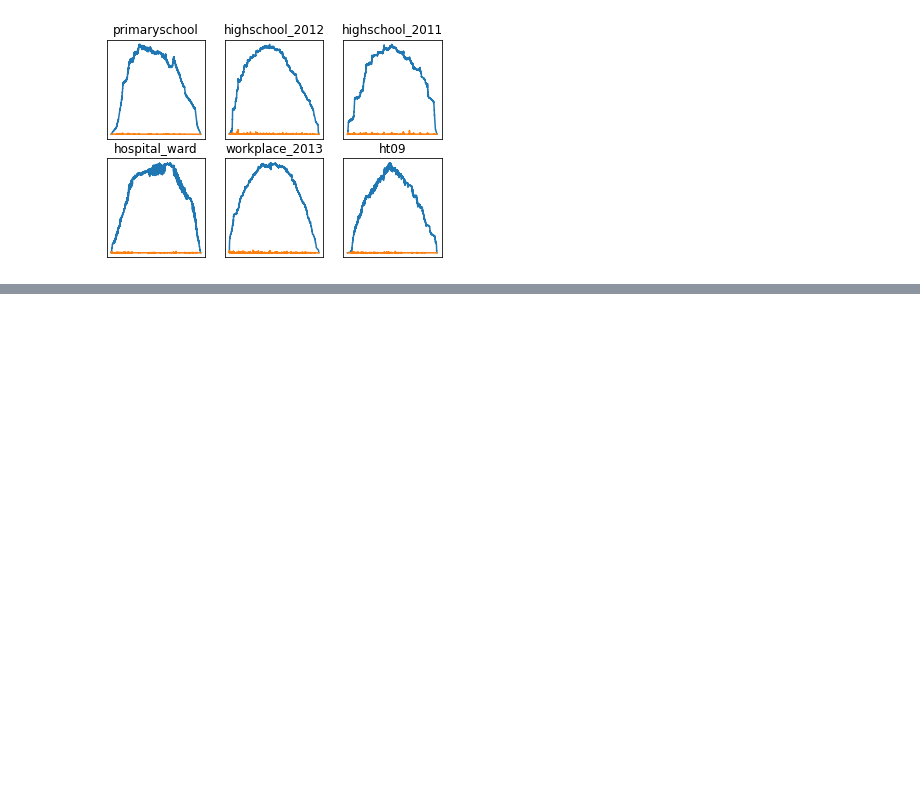
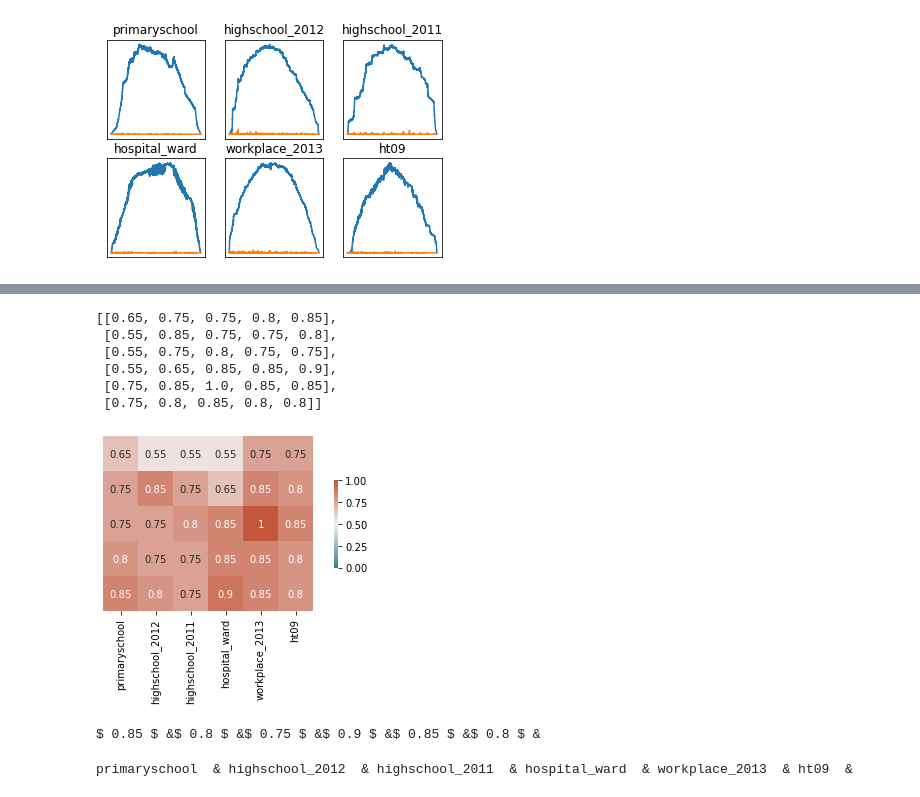
Before and after one commit to busyweaver/code_temporal_betweenness_, a Jupyter notebook: src/approx_new_shortest.ipynb, the cells around one changed output, grey strips where cells are left out. Saved outputs shown, nothing was run; the diff lists cells and outputs as text; code cells hidden in the pictures; blank space fills up the shorter version.

```diff
--- a/src/approx_new_shortest.ipynb
+++ b/src/approx_new_shortest.ipynb
@@ -273,18 +310,0 @@ ht09 & $113$ & $5246$ & $20818$ & $60.23$ & $61.55$ & $0.202$\\
-# %%
-import scipy.stats as stats
-import matplotlib.pyplot as plt
-def max_int(res_sum_node,bet_stat):
-    r = zip(res_sum_node[-1]["non-strict"]["bet_exact"]["active"]["shortest"], [i for i in range(len(res_sum_node[-1]["non-strict"]["bet_exact"]["active"]["shortest"]))])
-    r2 = zip(res_sum_node[-1]["non-strict"]["bet_exact"]["passive"]["shortest"], [i for i in range(len(res_sum_node[-1]["non-strict"]["bet_exact"]["passive"]["shortest"]))])
-    r3 = zip(bet_stat, [i for i in range(len(bet_stat))])
-    l = list(r)
-    l2 = list(r2)
-    l3 = list(r3)
-    l.sort(reverse=True)
-    l2.sort(reverse=True)
-    l3.sort(reverse=True)
-    nb = 20
-    s = set(list(map(lambda x : x[1] ,l[:nb])))
-    s2 = set(list(map(lambda x : x[1] ,l2[:nb])))
-    s3 = set(list(map(lambda x : x[1] ,l3[:nb])))
-    return [len(s.intersection(s2))/nb, len(s.intersection(s3))/nb, len(s2.intersection(s3))/nb]
@@ -339,0 +353,47 @@ figure.tight_layout()
+# %%
+maxx
+# %% [output]
+[[0.65, 0.75, 0.75, 0.8, 0.85],
+ [0.55, 0.85, 0.75, 0.75, 0.8],
+ [0.55, 0.75, 0.8, 0.75, 0.75],
+ [0.55, 0.65, 0.85, 0.85, 0.9],
+ [0.75, 0.85, 1.0, 0.85, 0.85],
+ [0.75, 0.8, 0.85, 0.8, 0.8]]
+# %%
+bet_comp = [ "rl_act/act ","rl_pas/pas", "act/pas", "act/stat", "pas/stat"]
+
+import numpy as np
+import seaborn as sns
+import pandas as pd
+from pylab import savefig
+
+maxx_mat = np.matrix(maxx)
+transp = maxx_mat.transpose()
+
+df = pd.DataFrame.from_dict( data=transp)
+df.index = bet_comp
+df.columns = list(map(lambda x : x[0], names))
+f, ax = plt.subplots(figsize=(6, 4))
+# corr = df.corr()
+svm = sns.heatmap(df, cmap=sns.diverging_palette(220, 20, as_cmap=True),
+    vmin=0, vmax=1.0,
+    square=True, ax=ax, cbar_kws={"shrink": 0.5}, annot=transp)
+svm.set_yticks([])
+figure = svm.get_figure()
+plt.xticks(fontsize=10)
+plt.yticks(fontsize=10)
+
+figure.savefig('heat_short_node_inter.png', dpi=400,bbox_inches='tight')
+figure.tight_layout()
+# %% [output]
+[figure, added]
+# %%
+for i in range(len(maxx)):
+    print("$" ,str(maxx[i][-1])[:5],"$ &",end="")
+# %% [output]
+$ 0.85 $ &$ 0.8 $ &$ 0.75 $ &$ 0.9 $ &$ 0.85 $ &$ 0.8 $ &
+# %%
+for i in range(len(names)):
+    print(str(names[i][0])," & ", end="")
+# %% [output]
+primaryschool  & highschool_2012  & highschool_2011  & hospital_ward  & workplace_2013  & ht09  &
```
Also changed, not shown: parts of 12 cells of this notebook, 4 other files.
